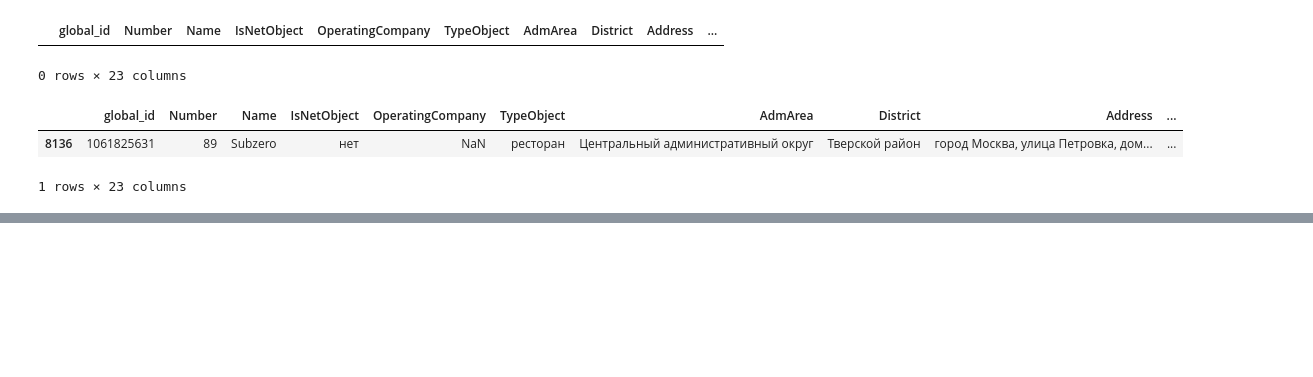
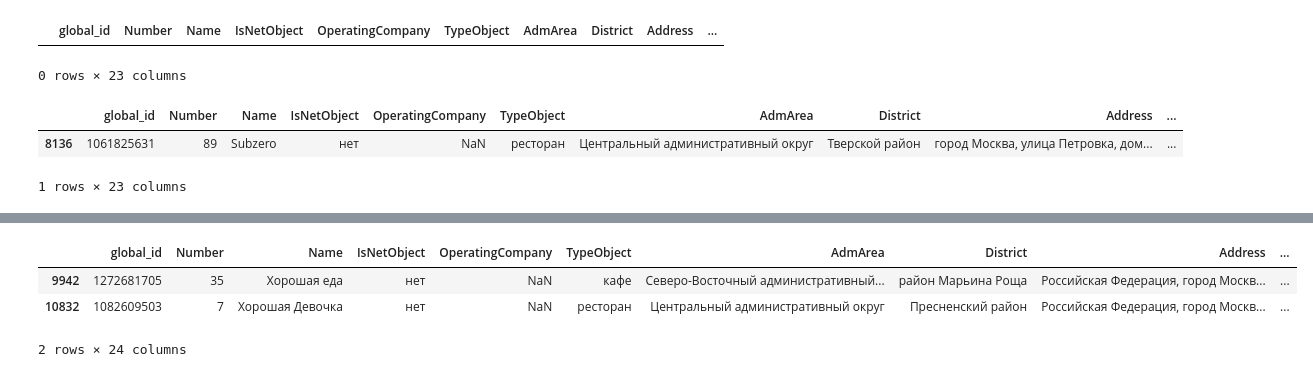
Before and after one commit to oldhroft/moscowrest, a Jupyter notebook: notebooks/MoscowRest.ipynb, the cells around one changed output, grey strips where cells are left out. Saved outputs shown, nothing was run; the diff lists cells and outputs as text; code cells hidden in the pictures; blank space fills up the shorter version.

```diff
--- a/notebooks/MoscowRest.ipynb
+++ b/notebooks/MoscowRest.ipynb
@@ -155,0 +238,3 @@ data.loc[
+# %%
+df['key'] = 1
+data1['key'] = 1
@@ -155,0 +275,9 @@ data.loc[
+# %%
+data1.loc[
+    data1.Name_norm.str.contains('хорошая')
+]
+# %% [output]
+|  | global_id | Number | Name | IsNetObject | OperatingCompany | TypeObject | AdmArea | District | Address | ... |
+| 9942 | 1272681705 | 35 | Хорошая еда | нет | NaN | кафе | Северо-Восточный административный... | район Марьина Роща | Российская Федерация, город Москв... | ... |
+| 10832 | 1082609503 | 7 | Хорошая Девочка | нет | NaN | ресторан | Центральный административный округ | Пресненский район | Российская Федерация, город Москв... | ... |
+2 rows × 24 columns
```
Also changed, not shown: parts of 44 cells of this notebook, 4 other files.
